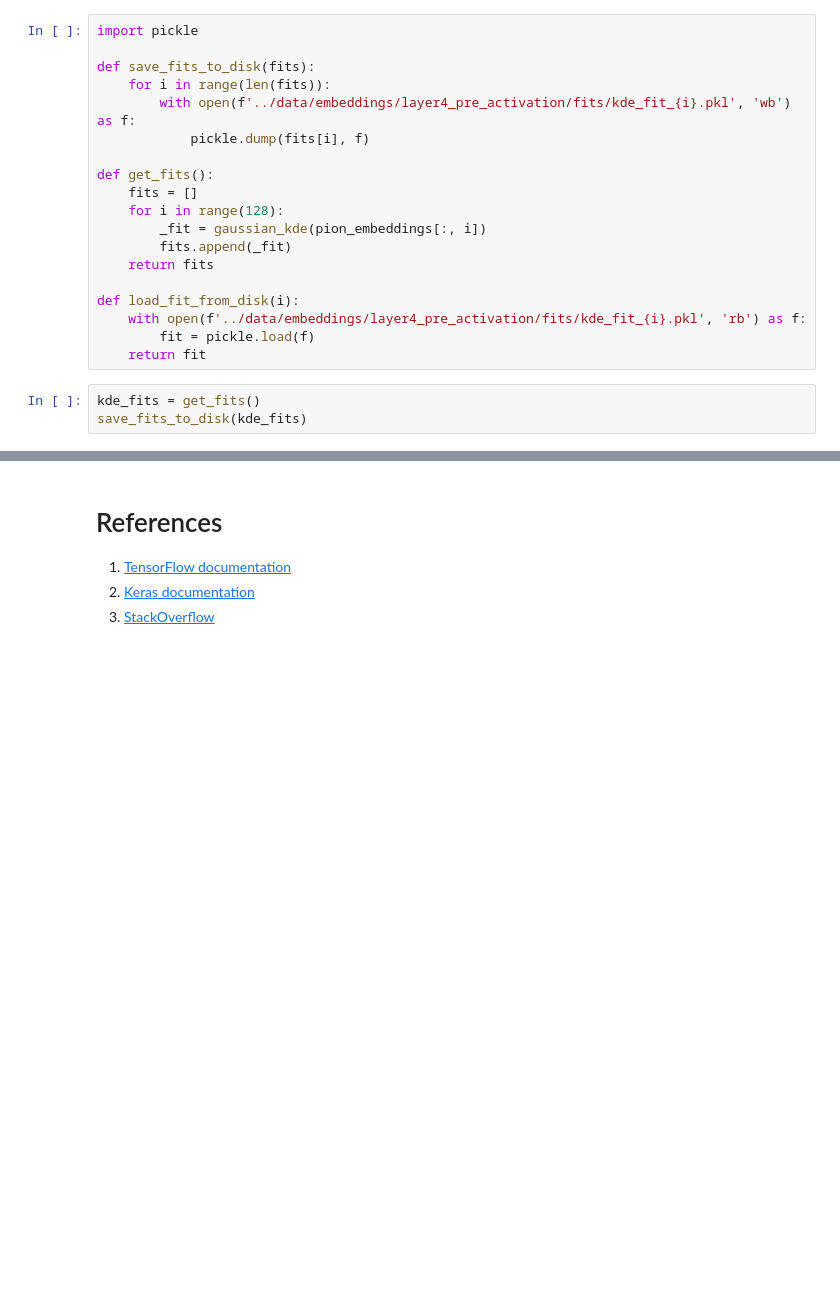
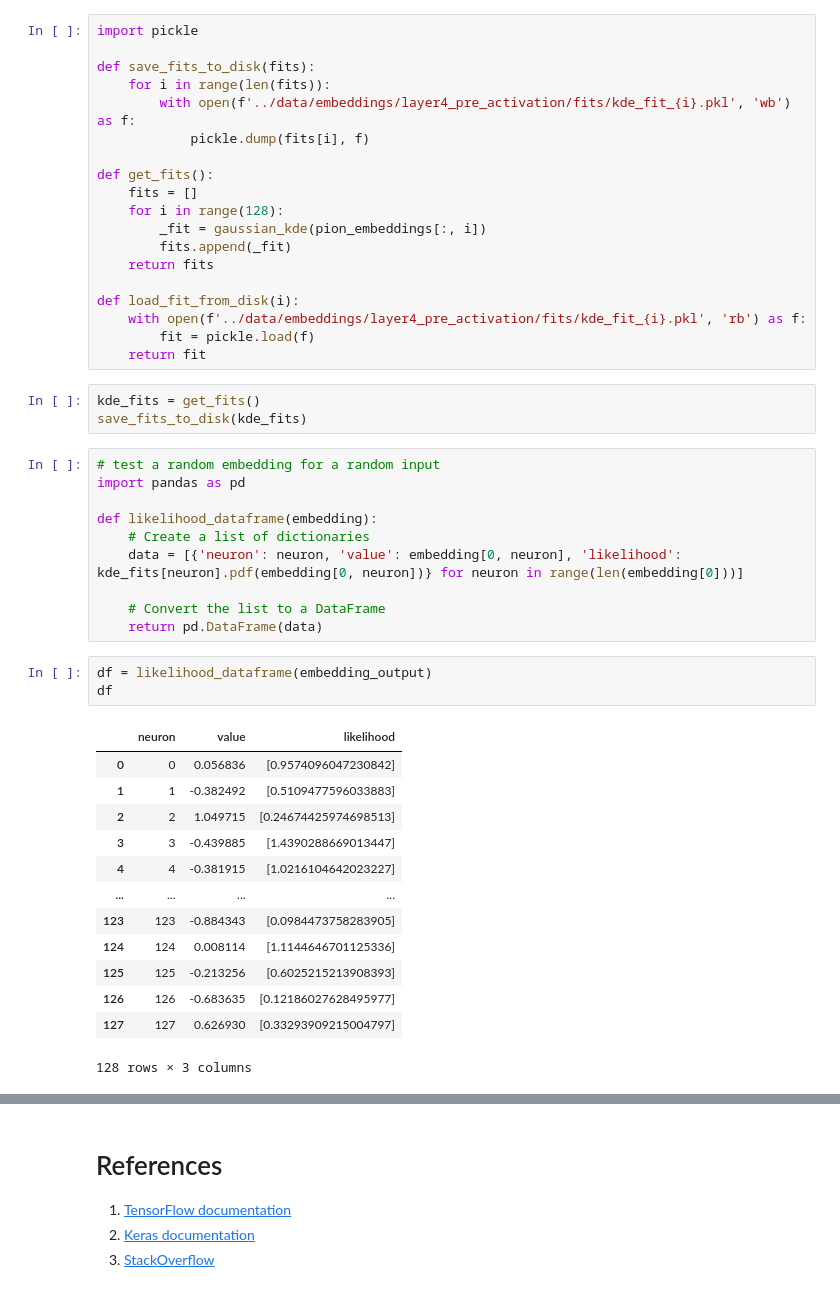
Before and after one commit to evillag/uncertainty_gan, a Jupyter notebook: [Feature_Densities]_CERN_uncertainties.ipynb, the cells around one changed output, grey strips where cells are left out. Drawn from its saved outputs; the diff is of its cells as text; blank space fills up the shorter version.

```diff
--- a/[Feature_Densities]_CERN_uncertainties.ipynb
+++ b/[Feature_Densities]_CERN_uncertainties.ipynb
@@ -535,3 +535,30 @@ def load_fit_from_disk(i):
 # %%
 kde_fits = get_fits()
 save_fits_to_disk(kde_fits)
+# %%
+# test a random embedding for a random input
+import pandas as pd
+
+def likelihood_dataframe(embedding):
+    # Create a list of dictionaries
+    data = [{'neuron': neuron, 'value': embedding[0, neuron], 'likelihood': kde_fits[neuron].pdf(embedding[0, neuron])} for neuron in range(len(embedding[0]))]
+
+    # Convert the list to a DataFrame
+    return pd.DataFrame(data)
+# %%
+df = likelihood_dataframe(embedding_output)
+df
+# %% [output]
+|  | neuron | value | likelihood |
+| 0 | 0 | 0.056836 | [0.9574096047230842] |
+| 1 | 1 | -0.382492 | [0.5109477596033883] |
+| 2 | 2 | 1.049715 | [0.24674425974698513] |
+| 3 | 3 | -0.439885 | [1.4390288669013447] |
+| 4 | 4 | -0.381915 | [1.0216104642023227] |
+| ... | ... | ... | ... |
+| 123 | 123 | -0.884343 | [0.0984473758283905] |
+| 124 | 124 | 0.008114 | [1.1144646701125336] |
+| 125 | 125 | -0.213256 | [0.6025215213908393] |
+| 126 | 126 | -0.683635 | [0.12186027628495977] |
+| 127 | 127 | 0.626930 | [0.33293909215004797] |
+128 rows × 3 columns
```
Also changed, not shown: parts of 3 cells of this notebook.
